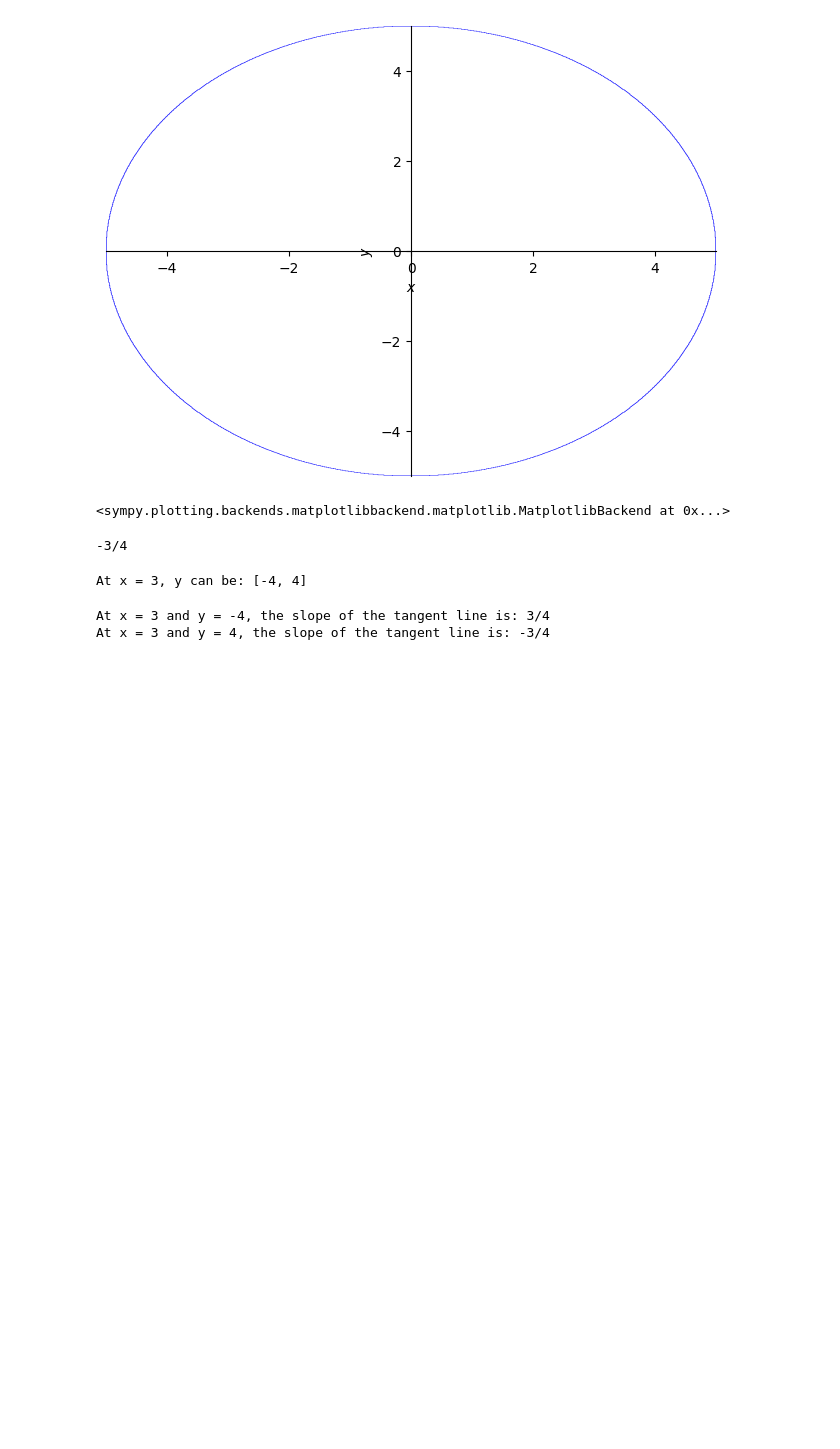
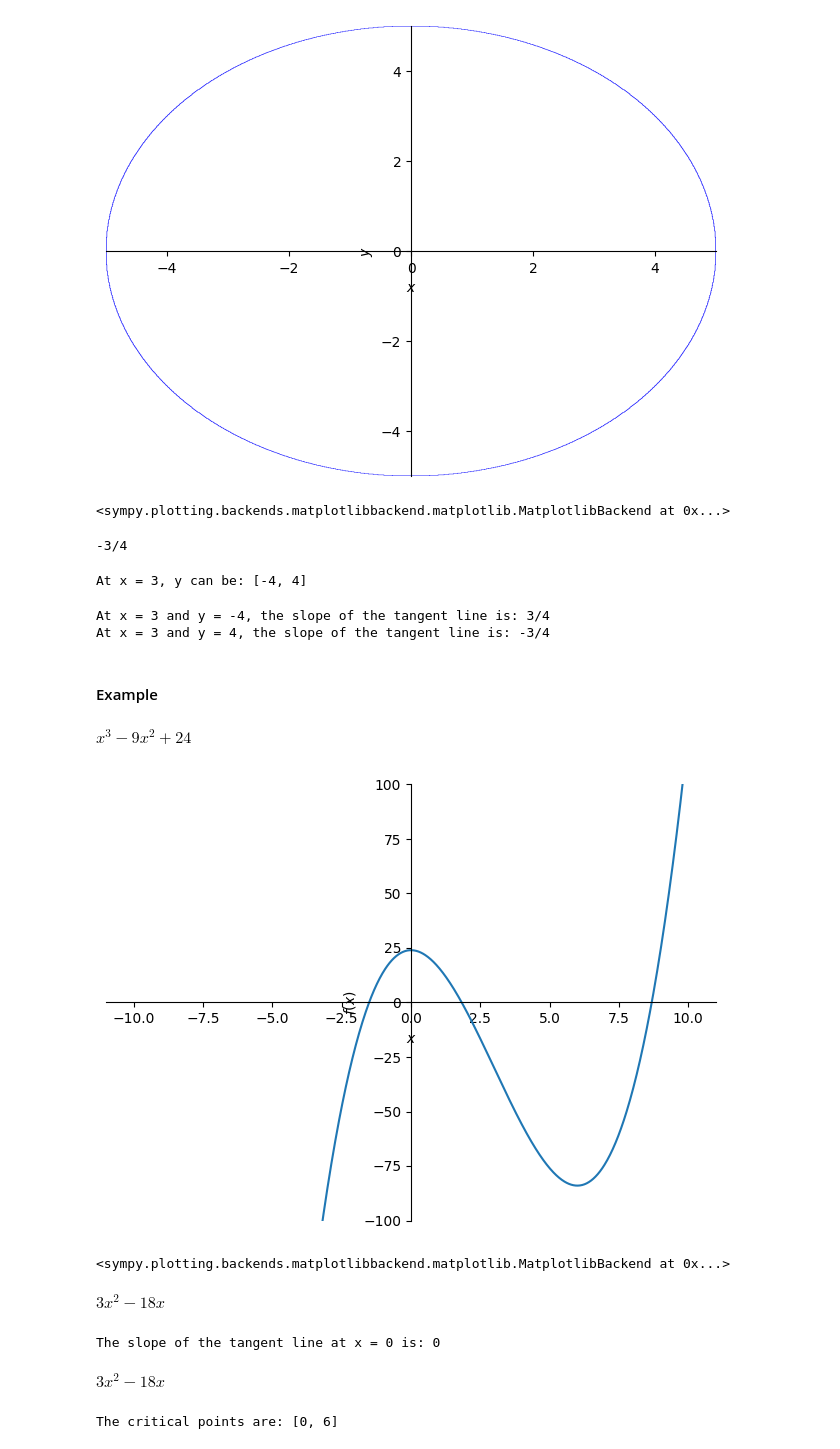
Before and after one commit to InsaneJSK/LearnInPublic, a Jupyter notebook: calculus/derivatives.ipynb, the cells around one changed output. Saved outputs shown, nothing was run; the diff lists cells and outputs as text; code cells hidden in the pictures; blank space fills up the shorter version.

Commit message:
applications of derivatives

```diff
--- a/calculus/derivatives.ipynb
+++ b/calculus/derivatives.ipynb
@@ -122,3 +122,38 @@ for y_loop in y_val:
 # %% [output]
 At x = 3 and y = -4, the slope of the tangent line is: 3/4
 At x = 3 and y = 4, the slope of the tangent line is: -3/4
+# %% [markdown]
+#### Example
+# %%
+import sympy as sp
+x, y = sp.symbols('x y')
+eq = x**3 - 9*x**2 + 24
+eq
+# %% [output]
+$\displaystyle x^{3} - 9 x^{2} + 24$
+# %%
+sp.plot(eq, ylim = [-100,100])
+# %% [output]
+[figure, added]
+<sympy.plotting.backends.matplotlibbackend.matplotlib.MatplotlibBackend at 0x...>
+# %%
+derivative = sp.diff(eq, x)
+derivative
+# %% [output]
+$\displaystyle 3 x^{2} - 18 x$
+# %%
+x_val = 0
+ans = derivative.subs(x, x_val)
+print(f"The slope of the tangent line at x = {x_val} is: {ans}")
+# %% [output]
+The slope of the tangent line at x = 0 is: 0
+# %%
+first = sp.diff(eq, x)
+first
+# %% [output]
+$\displaystyle 3 x^{2} - 18 x$
+# %%
+zeros = sp.solve(first, x)
+print(f"The critical points are: {zeros}")
+# %% [output]
+The critical points are: [0, 6]
```
Also changed, not shown: parts of 9 cells of this notebook, 1 other file.
